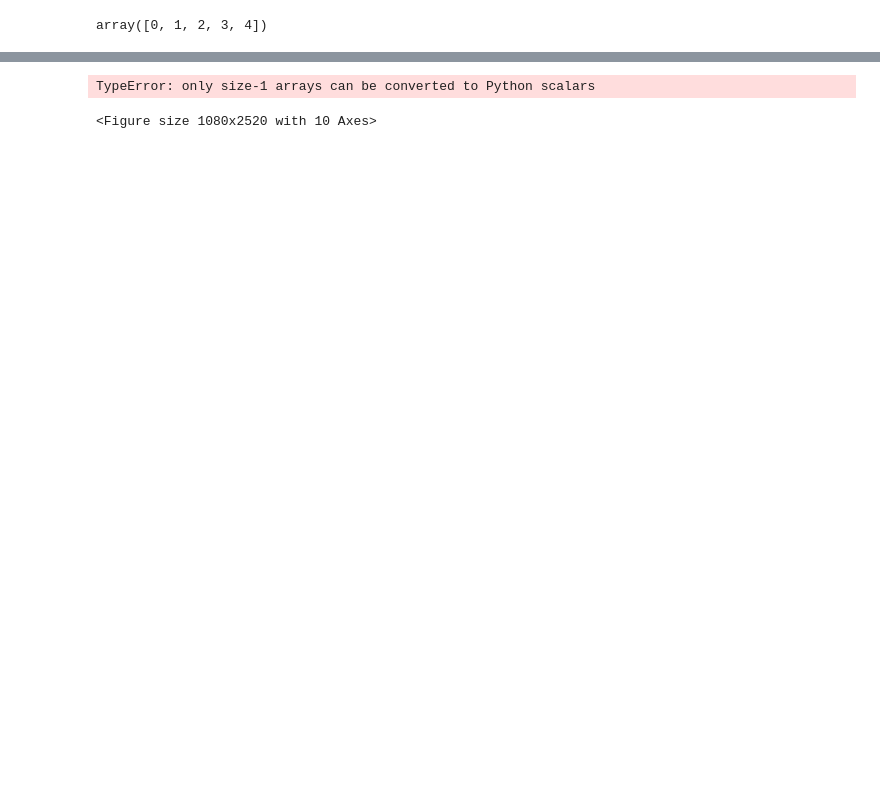
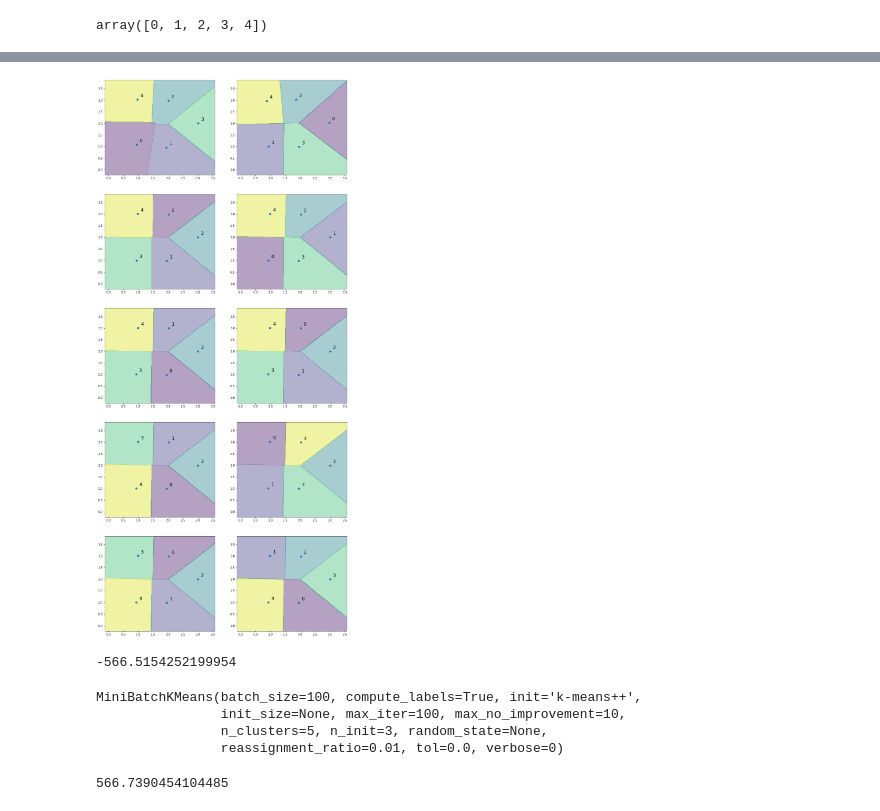
Before and after one commit to SubhoBasak/Learning_DataScience, a Jupyter notebook: 08_Unsupervised_learning/unsupervised_learning.ipynb, the cells around one changed output, grey strips where cells are left out. Cells and saved outputs as stored; diff of their text form; code cells hidden in the pictures; blank space fills up the shorter version.

```diff
--- a/08_Unsupervised_learning/unsupervised_learning.ipynb
+++ b/08_Unsupervised_learning/unsupervised_learning.ipynb
@@ -160,26 +164,29 @@ array([[1.09343771, 2.17545135, 1.25595249, 1.78175908, 0.30320453],
 # %%
 x0, x1 = np.meshgrid(
     np.linspace(X_train[:, 0].min(), X_train[:, 0].max(), 300),
     np.linspace(X_train[:, 1].min(), X_train[:, 1].max(), 300)
 )
 
 X_new = np.c_[x0.ravel(), x1.ravel()]
 
 fig = plt.figure(figsize = (15, 35))
 
 for i in range(1, 11):
-    kmeans = KMeans(n_clusters = 5, max_iter = i,)
+    kmeans = KMeans(n_clusters = 5, max_iter = i, n_init = i)
     kmeans.fit(X_train)
 
     axs = fig.add_subplot(5, 2, i)
 
     pred = kmeans.predict(X_new).reshape(x0.shape)
     axs.contourf(x0, x1, pred, alpha = 0.4)
 
     axs.scatter(kmeans.cluster_centers_[:, 0], kmeans.cluster_centers_[:, 1])
 
     for j, center in enumerate(kmeans.cluster_centers_):
-        axs.text(cener[0]+0.1, center[1]+0.1, )
+        axs.text(center[0]+0.1, center[1]+0.1, j, fontsize = 15)
 # %% [output]
-TypeError: only size-1 arrays can be converted to Python scalars
-<Figure size 1080x2520 with 10 Axes>
+[figure, added]
+# %%
+kmeans.score(X)
+# %% [output]
+-566.5154252199954
@@ -185,0 +195,12 @@ TypeError: only size-1 arrays can be converted to Python scalars
+# %%
+minibatch_kmeans = MiniBatchKMeans(n_clusters = 5)
+minibatch_kmeans.fit(X)
+# %% [output]
+MiniBatchKMeans(batch_size=100, compute_labels=True, init='k-means++',
+                init_size=None, max_iter=100, max_no_improvement=10,
+                n_clusters=5, n_init=3, random_state=None,
+                reassignment_ratio=0.01, tol=0.0, verbose=0)
+# %%
+minibatch_kmeans.inertia_
+# %% [output]
+566.7390454104485
```
Also changed, not shown: parts of 18 cells of this notebook, 1 other file.
